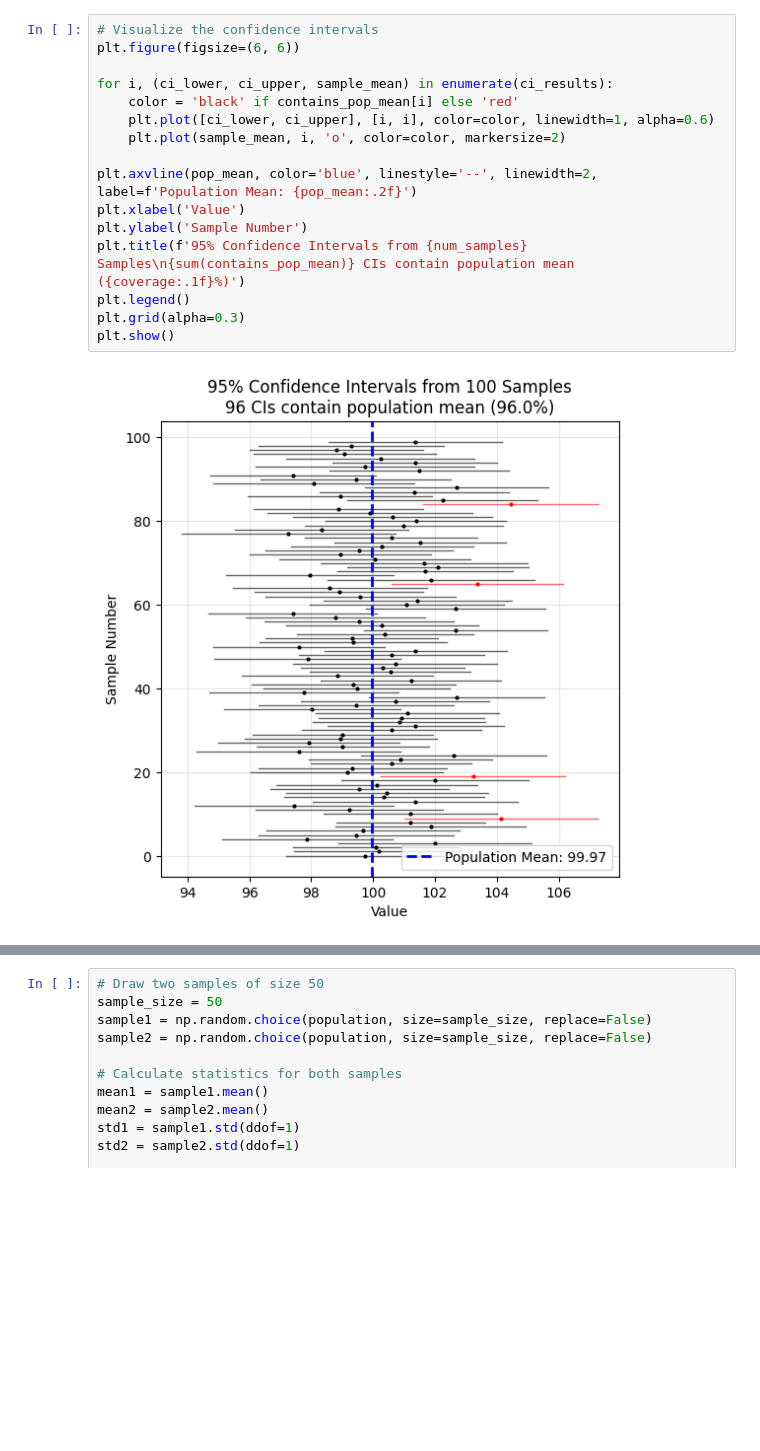
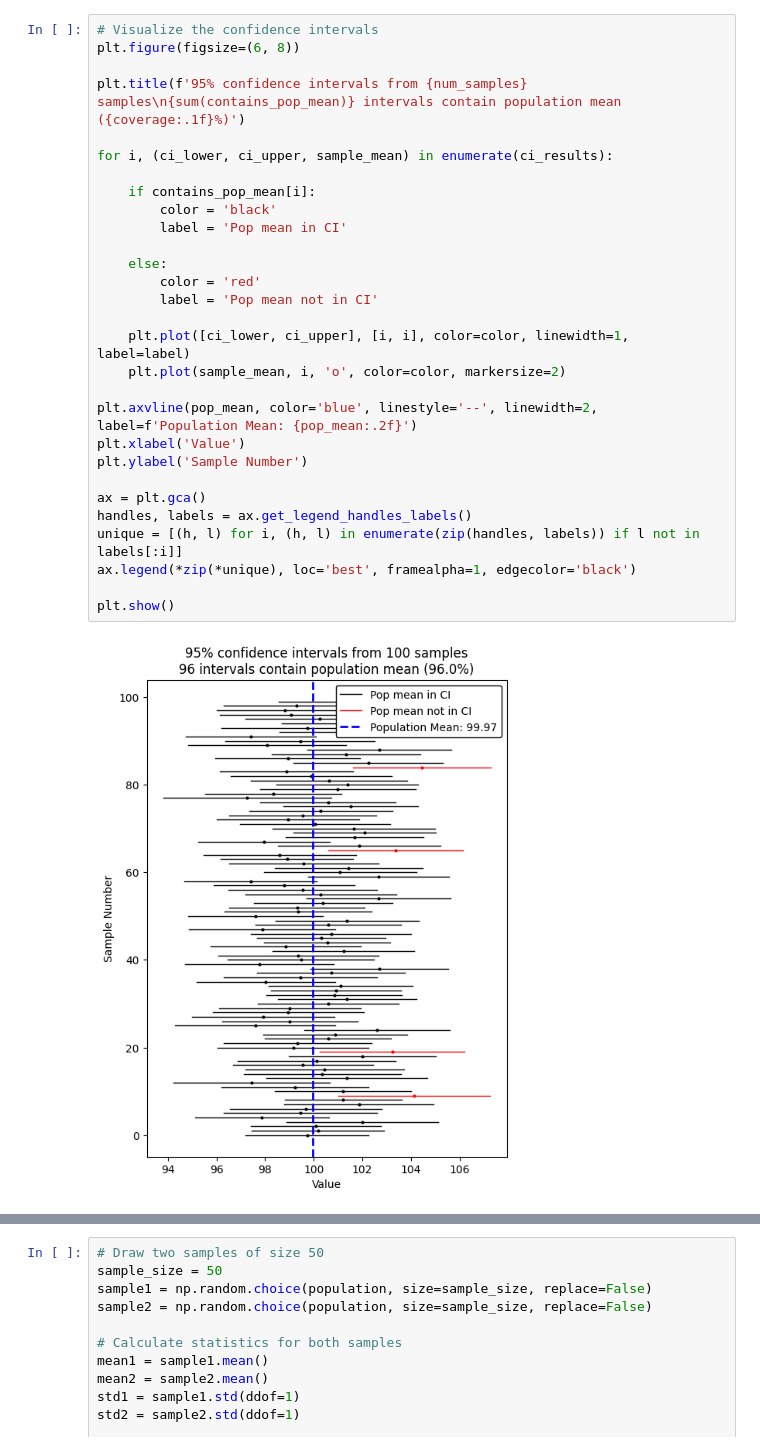
Before and after one commit to pallavitalasila26/FSA_devops, a Jupyter notebook: notebooks/unit2/lesson_14/Lesson_14_demo.ipynb, the cells around one changed output, grey strips where cells are left out. Saved outputs shown, nothing was run; the diff lists cells and outputs as text; blank space fills up the shorter version.

```diff
--- a/notebooks/unit2/lesson_14/Lesson_14_demo.ipynb
+++ b/notebooks/unit2/lesson_14/Lesson_14_demo.ipynb
@@ -141,19 +165,32 @@ Expected coverage: 95%
 # %%
 # Visualize the confidence intervals
-plt.figure(figsize=(6, 6))
+plt.figure(figsize=(6, 8))
+
+plt.title(f'95% confidence intervals from {num_samples} samples\n{sum(contains_pop_mean)} intervals contain population mean ({coverage:.1f}%)')
 
 for i, (ci_lower, ci_upper, sample_mean) in enumerate(ci_results):
-    color = 'black' if contains_pop_mean[i] else 'red'
-    plt.plot([ci_lower, ci_upper], [i, i], color=color, linewidth=1, alpha=0.6)
+
+    if contains_pop_mean[i]:
+        color = 'black'
+        label = 'Pop mean in CI'
+
+    else:
+        color = 'red'
+        label = 'Pop mean not in CI'
+
+    plt.plot([ci_lower, ci_upper], [i, i], color=color, linewidth=1, label=label)
     plt.plot(sample_mean, i, 'o', color=color, markersize=2)
 
 plt.axvline(pop_mean, color='blue', linestyle='--', linewidth=2, label=f'Population Mean: {pop_mean:.2f}')
 plt.xlabel('Value')
 plt.ylabel('Sample Number')
-plt.title(f'95% Confidence Intervals from {num_samples} Samples\n{sum(contains_pop_mean)} CIs contain population mean ({coverage:.1f}%)')
-plt.legend()
-plt.grid(alpha=0.3)
+
+ax = plt.gca()
+handles, labels = ax.get_legend_handles_labels()
+unique = [(h, l) for i, (h, l) in enumerate(zip(handles, labels)) if l not in labels[:i]]
+ax.legend(*zip(*unique), loc='best', framealpha=1, edgecolor='black')
+
 plt.show()
 # %% [output]
-[figure, old version]
+[figure, new version]
 # %% [markdown]
```
Also changed, not shown: parts of 34 cells of this notebook, 1 other file.
